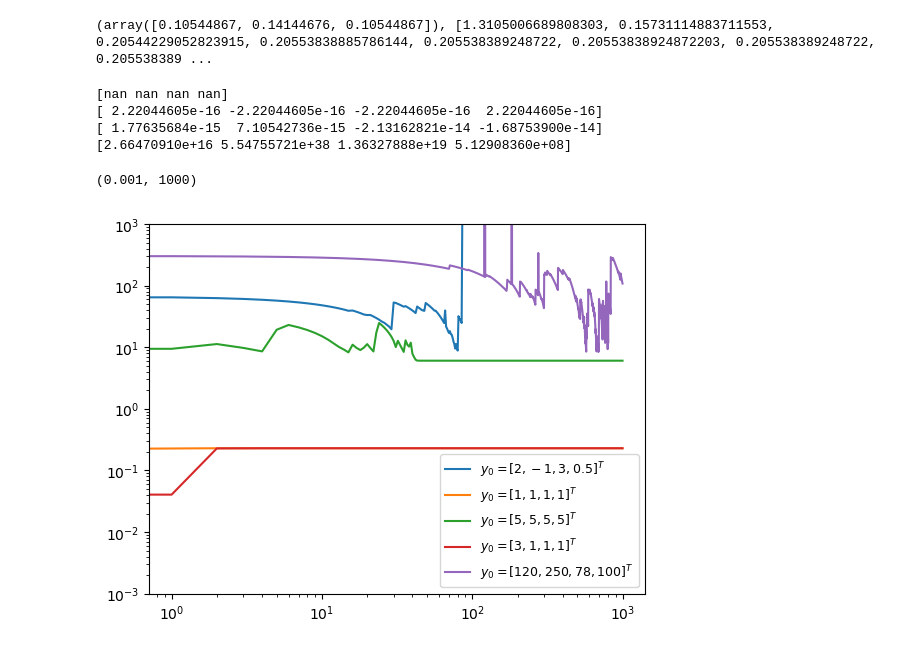
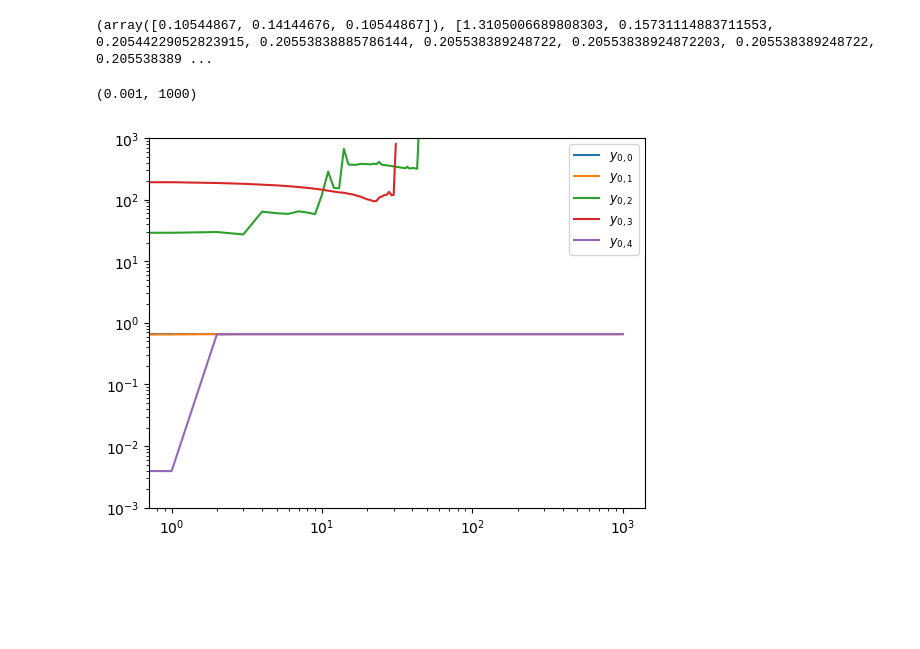
Before and after one commit to sachagijsbers/numerical_alg, a Jupyter notebook: week_4/hw4_2023.ipynb, the cells around one changed output. Drawn from its saved outputs; the diff is of its cells as text; code cells hidden in the pictures; blank space fills up the shorter version.

```diff
--- a/week_4/hw4_2023.ipynb
+++ b/week_4/hw4_2023.ipynb
@@ -306,42 +304,35 @@ K = 10
 print(NewtonSolve(y0,K))
 # %% [output]
 (array([0.10544867, 0.14144676, 0.10544867]), [1.3105006689808303, 0.15731114883711553, 0.20544229052823915, 0.20553838885786144, 0.205538389248722, 0.20553838924872203, 0.205538389248722, 0.205538389 ...
-# %%
-# Subquestion 2, code part
-
-y0_0 = [2, -1, 3, 0.5]
-y0_1 = np.ones(4)
-y0_2 = [5,5,5,5]
-y0_3 = [3,1,1,1]
-y0_4 = [120,250,78,100]
-
-K = 1000
-
-newton_iterations = []
-
-y0,newton_iterations = NewtonSolve(y0_0, K)
-y1, newton_iterations_1 = NewtonSolve(y0_1, K)
-y2, newton_iterations_2 = NewtonSolve(y0_2, K)
-y3, newton_iterations_3 = NewtonSolve(y0_3, K)
-y4, newton_iterations_4 = NewtonSolve(y0_4, K)
-
-print(F(y0))
-print(F(y1))
-print(F(y2))
-print(F(y4))
-
-plt.loglog(range(K), newton_iterations, label = '$y_0 = [2,-1,3,0.5]^T$')
-plt.loglog(range(K), newton_iterations_1, label = '$y_0 = [1,1,1,1]^T$')
-plt.loglog(range(K), newton_iterations_2, label = '$y_0 = [5,5,5,5]^T$')
-plt.loglog(range(K), newton_iterations_3, label = '$y_0 = [3,1,1,1]^T$')
-plt.loglog(range(K), newton_iterations_4, label = '$y_0 = [120,250,78,100]^T$')
-plt.legend(fontsize=9)
-plt.ylim(10**(-3),10**3)
-# %% [output]
-[nan nan nan nan]
-[ 2.22044605e-16 -2.22044605e-16 -2.22044605e-16  2.22044605e-16]
-[ 1.77635684e-15  7.10542736e-15 -2.13162821e-14 -1.68753900e-14]
-[2.66470910e+16 5.54755721e+38 1.36327888e+19 5.12908360e+08]
-(0.001, 1000)
-[figure, removed]
+# %%
+# Subquestion 2, code part
+
+y0_0 = np.zeros(40)
+y0_1 = np.ones(40)
+y0_2 = np.full(40,4, dtype = float)
+y0_3 = np.concatenate((np.full(9,4),np.full(31,1)), dtype=float)
+y0_4 = np.concatenate((np.full(8,4),np.full(32,1)), dtype=float)
+
+K = 1000
+
+newton_iterations = []
+
+y0,newton_iterations = NewtonSolve(y0_0, K)
+y1, newton_iterations_1 = NewtonSolve(y0_1, K)
+y2, newton_iterations_2 = NewtonSolve(y0_2, K)
+y3, newton_iterations_3 = NewtonSolve(y0_3, K)
+y4, newton_iterations_4 = NewtonSolve(y0_4, K)
+
+
+plt.loglog(range(K), newton_iterations, label = '$y_{0,0}$')
+plt.loglog(range(K), newton_iterations_1, label = '$y_{0,1}$')
+plt.loglog(range(K), newton_iterations_2, label = '$y_{0,2}$')
+plt.loglog(range(K), newton_iterations_3, label = '$y_{0,3}$')
+plt.loglog(range(K), newton_iterations_4, label = '$y_{0,4}$')
+
+plt.legend(fontsize=9)
+plt.ylim(10**(-3),10**3)
+# %% [output]
+(0.001, 1000)
+[figure, added]
 # %% [markdown]
```
Also changed, not shown: parts of 2 cells of this notebook.
